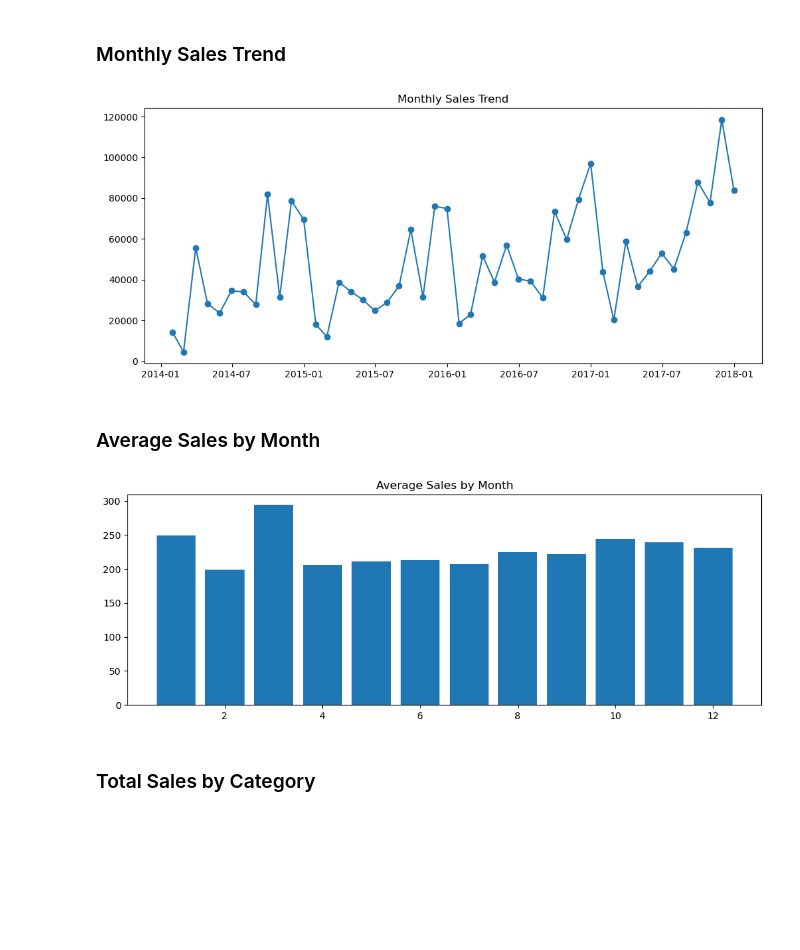
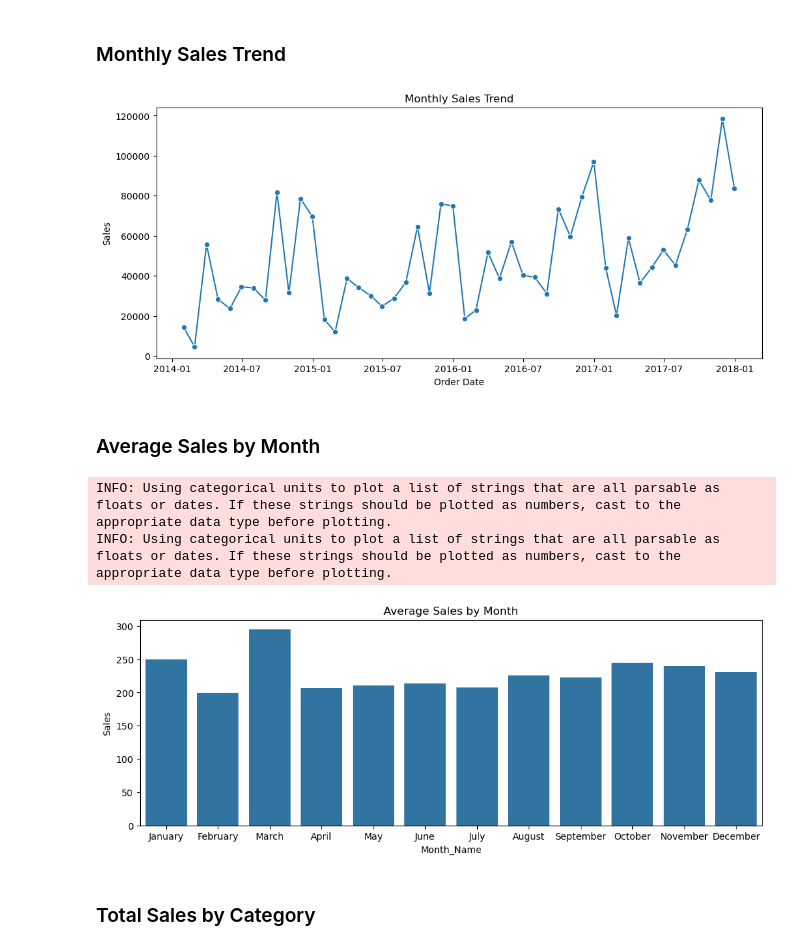
Before and after one commit to Kaush1590/FUTURE_ML_01, a Jupyter notebook: notebook/prophet_forecasting.ipynb, the cells around one changed output. Cells and saved outputs as stored; diff of their text form; code cells hidden in the pictures; blank space fills up the shorter version.

```diff
--- a/notebook/prophet_forecasting.ipynb
+++ b/notebook/prophet_forecasting.ipynb
@@ -52,6 +52,10 @@ except FileExistsError:
 # Initialize dictionary to store application-wide state
 state_holder = dict()
 
+# Confidence interval for prophet
+confidence_interval = 0.8
+state_holder["confidence_interval"] = confidence_interval
+
 # Mean Absolute Percentage Error (MAPE)
 def mean_absolute_percent_error(y_true, y_pred):
     y_true, y_pred = np.array(y_true), np.array(y_pred)
@@ -157,7 +161,11 @@ if missing_values:
     )
 
     plt.figure(figsize = (10, 4))
-    plt.bar(missing_values_df.index, missing_values_df["Missing Count"])
+    sns.barplot(
+        data = missing_values_df,
+        x = "index",
+        y = "Missing Count"
+    )
     plt.title("Missing Values Count per Column")
     plt.ylabel("Count")
     plt.tight_layout()
@@ -291,34 +299,47 @@ monthly_sales = (
 )
 
 plt.figure(figsize = (12, 5))
-plt.plot(monthly_sales["Order Date"], monthly_sales["Sales"], marker = "o")
+sns.lineplot(
+    data = monthly_sales,
+    x = "Order Date",
+    y = "Sales",
+    marker = "o"
+)
 plt.title("Monthly Sales Trend")
 plt.show()
 
 # Store monthly sales data for application usage
 state_holder["monthly_sales"] = monthly_sales
 # %% [output]
-[figure, old version]
+[figure, new version]
 # %% [markdown]
 ### Average Sales by Month
 # %%
 df["Month"] = df["Order Date"].dt.month
+df["Month_Name"] = df["Order Date"].dt.month_name()
 
 monthly_avg = (
-    df.groupby("Month")["Sales"]
+    df.groupby(["Month", "Month_Name"], as_index=False)["Sales"]
     .mean()
     .reset_index()
+    .sort_values("Month")
 )
 
 plt.figure(figsize = (12, 4))
-plt.bar(x = monthly_avg["Month"], height = monthly_avg["Sales"], data = monthly_avg)
+sns.barplot(
+    data = monthly_avg,
+    x = "Month_Name",
+    y = "Sales"
+)
 plt.title("Average Sales by Month")
 plt.show()
 
 # Store monthly average sales data for application usage
 state_holder["monthly_avg"] = monthly_avg
 # %% [output]
+INFO: Using categorical units to plot a list of strings that are all parsable as floats or dates. If these strings should be plotted as numbers, cast to the appropriate data type before plotting.
+INFO: Using categorical units to plot a list of strings that are all parsable as floats or dates. If these strings should be plotted as numbers, cast to the appropriate data type before plotting.
-[figure, old version]
+[figure, new version]
 # %% [markdown]
 ### Total Sales by Category
 # %%
```
Also changed, not shown: parts of 10 cells of this notebook, 9 other files.
